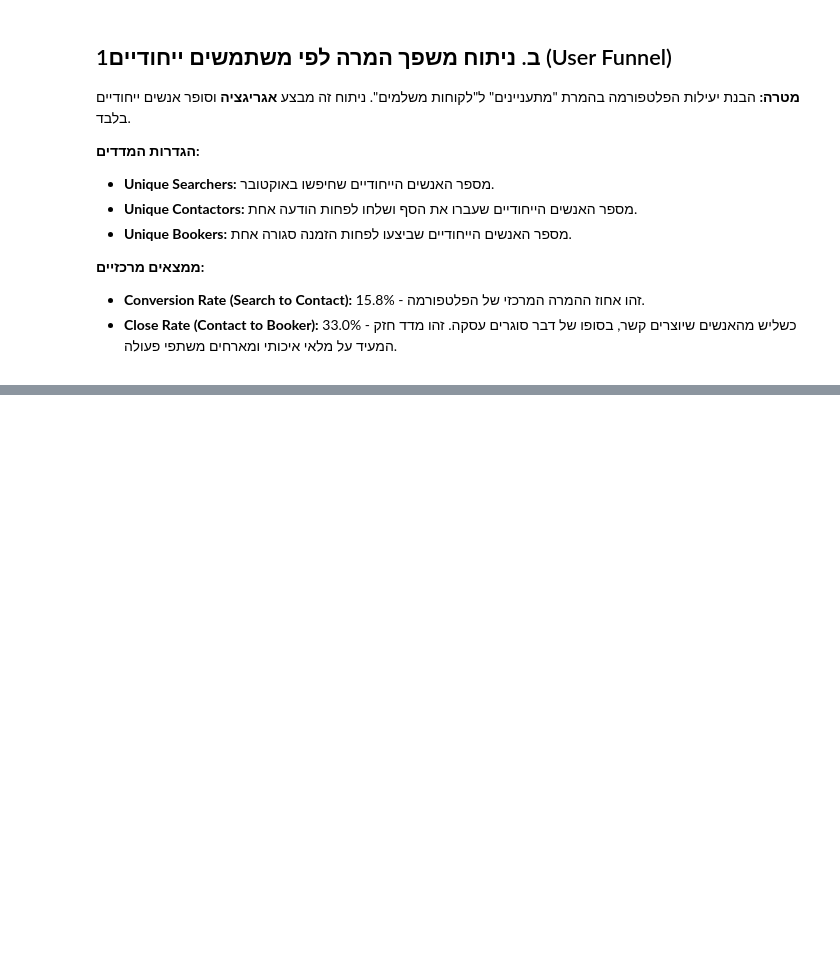
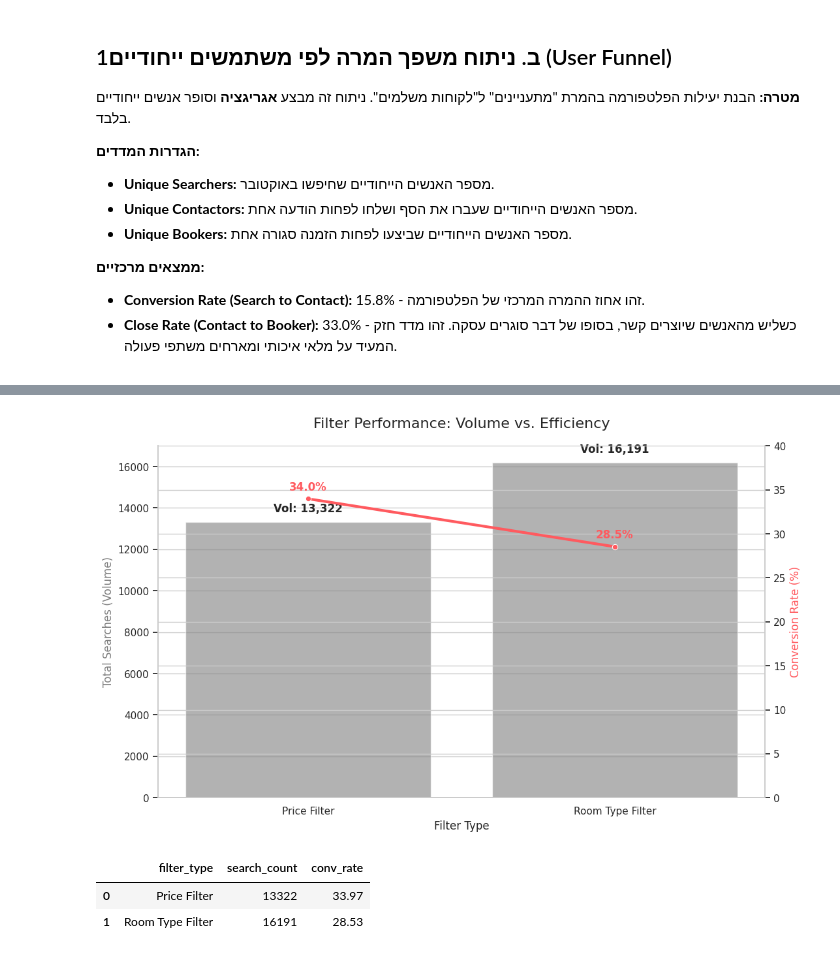
Before and after one commit to nemiys/Project-3---Airbnb-Dublin-, a Jupyter notebook: AirbnbDablin.ipynb, the cells around one changed output, grey strips where cells are left out. Saved outputs shown, nothing was run; the diff lists cells and outputs as text; code cells hidden in the pictures; blank space fills up the shorter version.

```diff
--- a/AirbnbDablin.ipynb
+++ b/AirbnbDablin.ipynb
@@ -821,0 +695,54 @@ Passing `palette` without assigning `hue` is deprecated and will be removed in v
+# %%
+# 1. אגרגציה מפורטת לכל פילטר (ספירת שורות וחישוב ממוצע)
+price_stats = oct_searches.groupby('uses_price_filter').agg(
+    count=('is_converted_session', 'count'),
+    rate=('is_converted_session', lambda x: x.mean() * 100)
+).reset_index()
+
+room_stats = oct_searches.groupby('uses_room_filter').agg(
+    count=('is_converted_session', 'count'),
+    rate=('is_converted_session', lambda x: x.mean() * 100)
+).reset_index()
+
+# 2. שליפת הנתונים עבור המקרים שבהם השתמשו בפילטרים (ערך 1)
+comparison_data = pd.DataFrame({
+    'filter_type': ['Price Filter', 'Room Type Filter'],
+    'search_count': [
+        price_stats.loc[price_stats['uses_price_filter'] == 1, 'count'].values[0],
+        room_stats.loc[room_stats['uses_room_filter'] == 1, 'count'].values[0]
+    ],
+    'conv_rate': [
+        price_stats.loc[price_stats['uses_price_filter'] == 1, 'rate'].values[0],
+        room_stats.loc[room_stats['uses_room_filter'] == 1, 'rate'].values[0]
+    ]
+})
+
+# 3. ויזואליזציה כפולה (כמות מול אחוז המרה)
+fig, ax1 = plt.subplots(figsize=(12, 7))
+
+# גרף עמודות לכמות החיפושים
+sns.barplot(data=comparison_data, x='filter_type', y='search_count', alpha=0.6, color='gray', ax=ax1)
+ax1.set_ylabel('Total Searches (Volume)', fontsize=12, color='gray')
+ax1.set_xlabel('Filter Type', fontsize=12)
+
+# יצירת ציר Y נוסף לאחוז ההמרה
+ax2 = ax1.twinx()
+sns.lineplot(data=comparison_data, x='filter_type', y='conv_rate', marker='o', color='#FF5A5F', linewidth=3, ax=ax2)
+ax2.set_ylabel('Conversion Rate (%)', fontsize=12, color='#FF5A5F')
+ax2.set_ylim(0, 40)
+
+# הוספת תוויות טקסט
+for i, row in comparison_data.iterrows():
+    ax1.text(i, row['search_count'] + 500, f"Vol: {int(row['search_count']):,}", ha='center', fontweight='bold')
+    ax2.text(i, row['conv_rate'] + 1, f"{row['conv_rate']:.1f}%", ha='center', color='#FF5A5F', fontweight='bold')
+
+plt.title('Filter Performance: Volume vs. Efficiency', fontsize=16, pad=20)
+sns.despine(right=False)
+plt.show()
+
+display(comparison_data.round(2))
+# %% [output]
+[figure, added]
+|  | filter_type | search_count | conv_rate |
+| 0 | Price Filter | 13322 | 33.97 |
+| 1 | Room Type Filter | 16191 | 28.53 |
```
Also changed, not shown: parts of 62 cells of this notebook.
